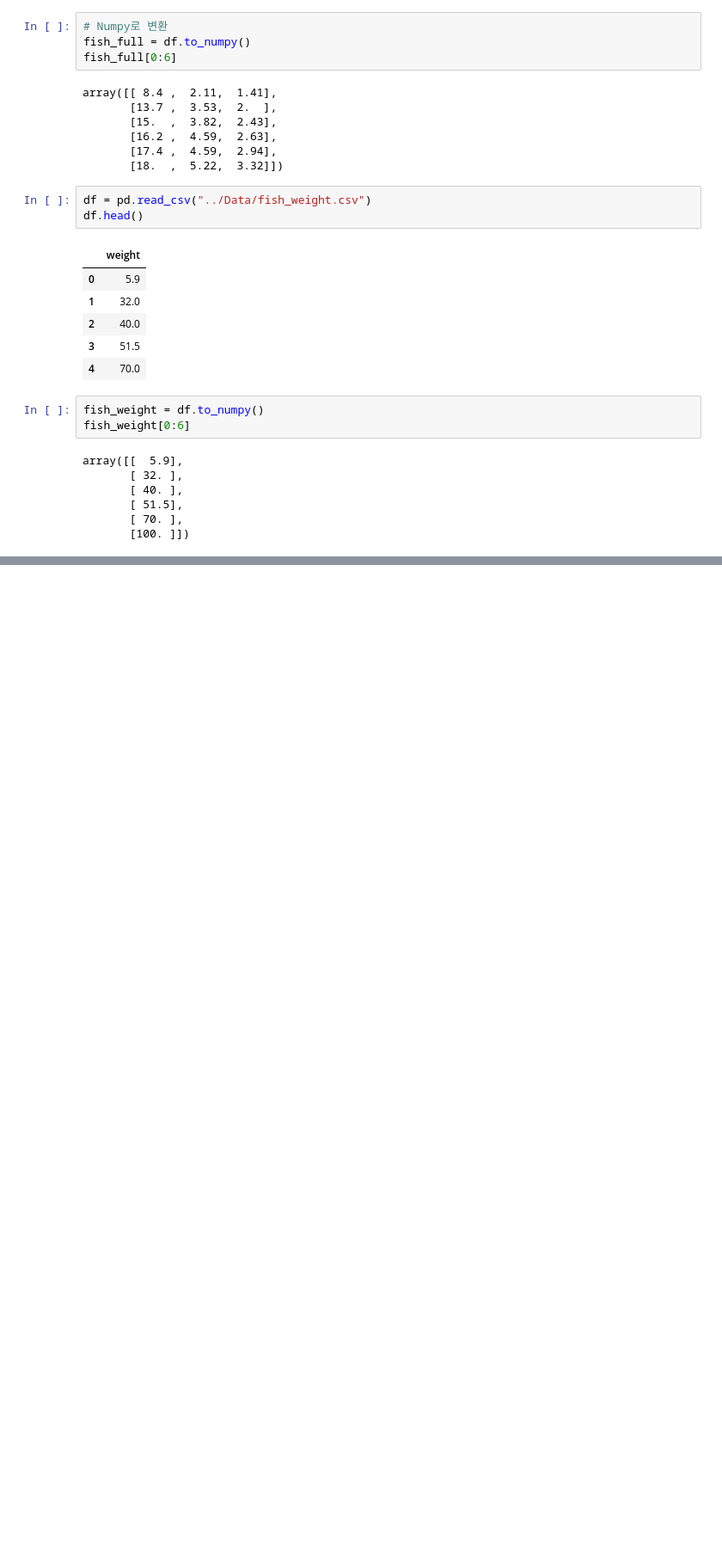
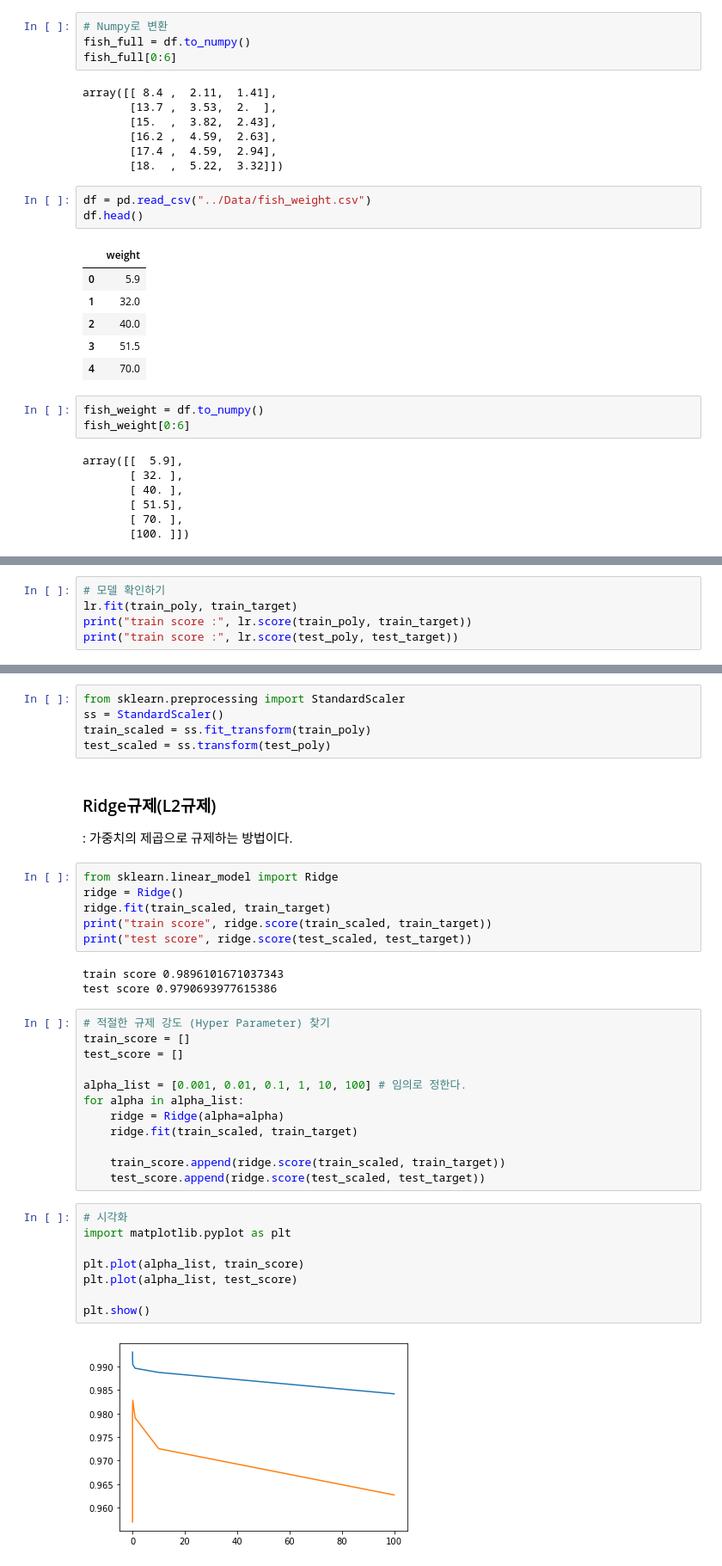
Before and after one commit to jjhwnn/Python, a Jupyter notebook: 4.MachineLearning/Note/25.특성공학과 규제.ipynb, the cells around one changed output, grey strips where cells are left out. Shown: that part at 86% size. Cells and saved outputs as stored; diff of their text form; blank space fills up the shorter version.

```diff
--- a/4.MachineLearning/Note/25.특성공학과 규제.ipynb
+++ b/4.MachineLearning/Note/25.특성공학과 규제.ipynb
@@ -54,0 +149,5 @@ train_input, test_input, train_target, test_target = train_test_split(
+# %%
+# 모델 확인하기
+lr.fit(train_poly, train_target)
+print("train score :", lr.score(train_poly, train_target))
+print("train score :", lr.score(test_poly, test_target))
@@ -54,0 +168,39 @@ train_input, test_input, train_target, test_target = train_test_split(
+# %%
+from sklearn.preprocessing import StandardScaler
+ss = StandardScaler()
+train_scaled = ss.fit_transform(train_poly)
+test_scaled = ss.transform(test_poly)
+# %% [markdown]
+### Ridge규제(L2규제)
+: 가중치의 제곱으로 규제하는 방법이다.
+# %%
+from sklearn.linear_model import Ridge
+ridge = Ridge()
+ridge.fit(train_scaled, train_target)
+print("train score", ridge.score(train_scaled, train_target))
+print("test score", ridge.score(test_scaled, test_target))
+# %% [output]
+train score 0.9896101671037343
+test score 0.9790693977615386
+# %%
+# 적절한 규제 강도 (Hyper Parameter) 찾기
+train_score = []
+test_score = []
+
+alpha_list = [0.001, 0.01, 0.1, 1, 10, 100] # 임의로 정한다.
+for alpha in alpha_list:
+    ridge = Ridge(alpha=alpha)
+    ridge.fit(train_scaled, train_target)
+
+    train_score.append(ridge.score(train_scaled, train_target))
+    test_score.append(ridge.score(test_scaled, test_target))
+# %%
+# 시각화
+import matplotlib.pyplot as plt
+
+plt.plot(alpha_list, train_score)
+plt.plot(alpha_list, test_score)
+
+plt.show()
+# %% [output]
+[figure, added]
```
Also changed, not shown: parts of 38 cells of this notebook, 2 other files.
